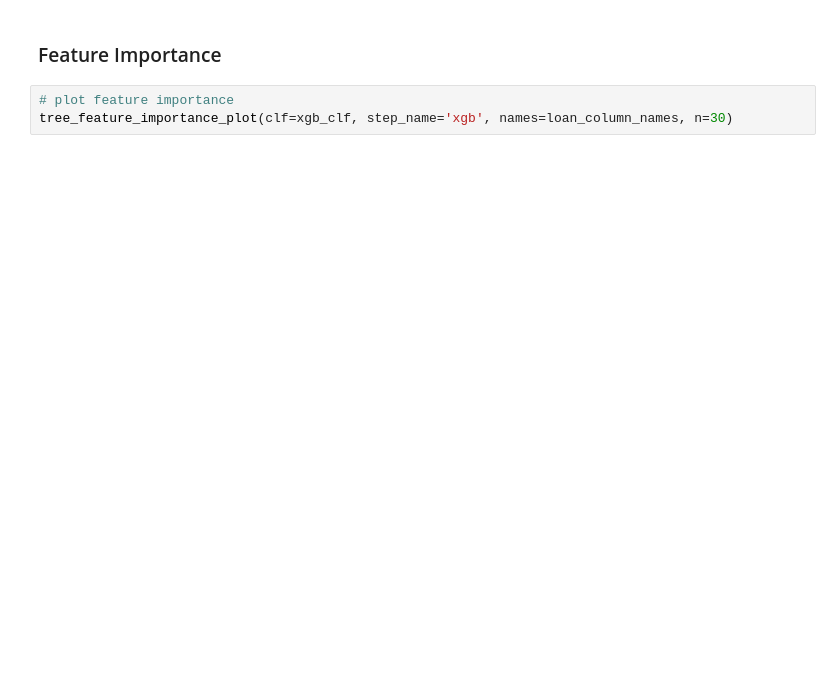
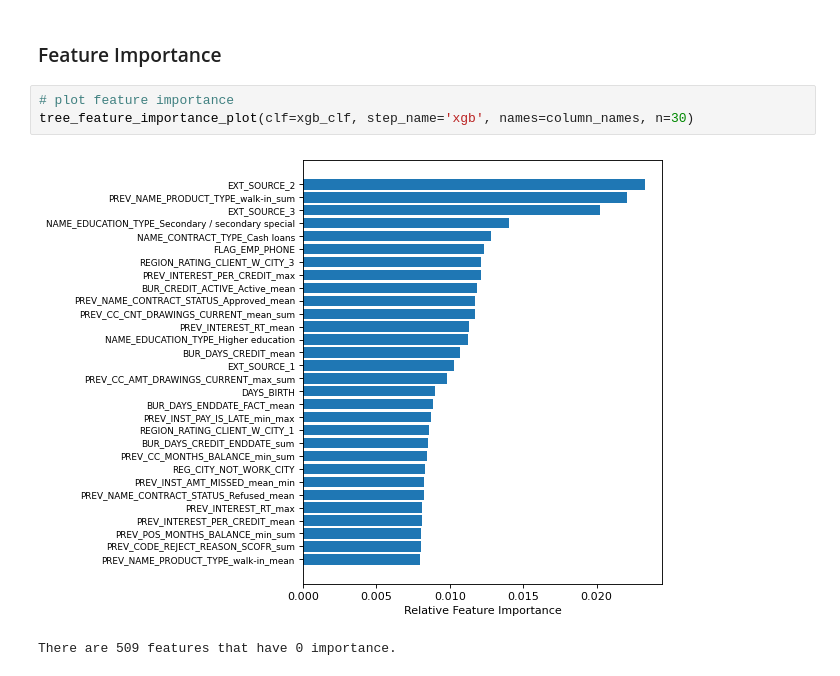
Before and after one commit to jdklein513/final-project-HCDR, a Jupyter notebook: code/Group9_Phase2_Data_Prep_v2.ipynb, the cells around one changed output. Saved outputs shown, nothing was run; the diff lists cells and outputs as text; blank space fills up the shorter version.

```diff
--- a/code/Group9_Phase2_Data_Prep_v2.ipynb
+++ b/code/Group9_Phase2_Data_Prep_v2.ipynb
@@ -1944,7 +2122,10 @@ results
 ### Feature Importance
 # %%
 # plot feature importance
-tree_feature_importance_plot(clf=xgb_clf, step_name='xgb', names=loan_column_names, n=30)
+tree_feature_importance_plot(clf=xgb_clf, step_name='xgb', names=column_names, n=30)
+# %% [output]
+[figure, added]
+There are 509 features that have 0 importance.
 # %%
 # temp time check - remove before submission
 print("Start time is ", begin_time)
```
Also changed, not shown: parts of 29 cells of this notebook, 1 other file.
